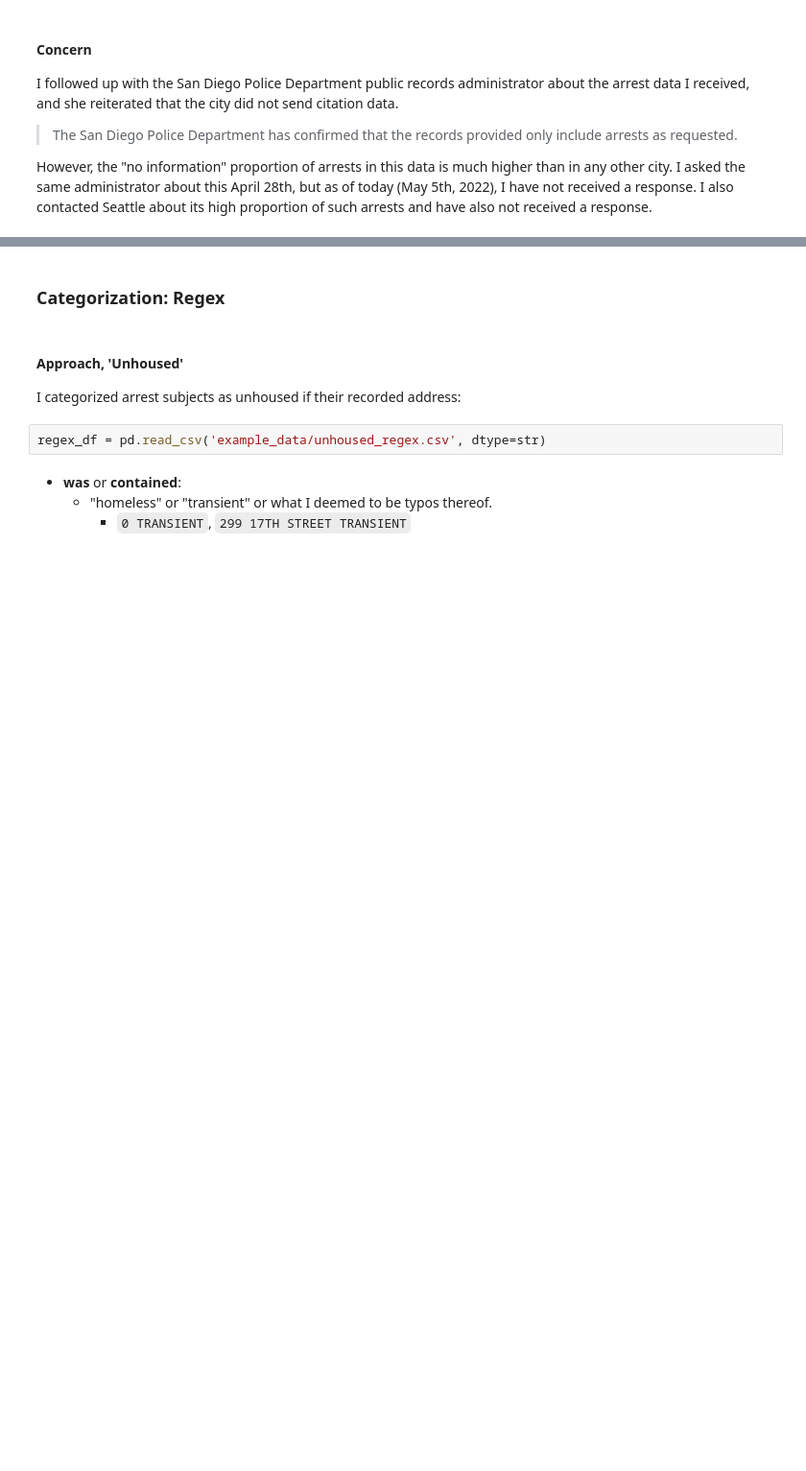
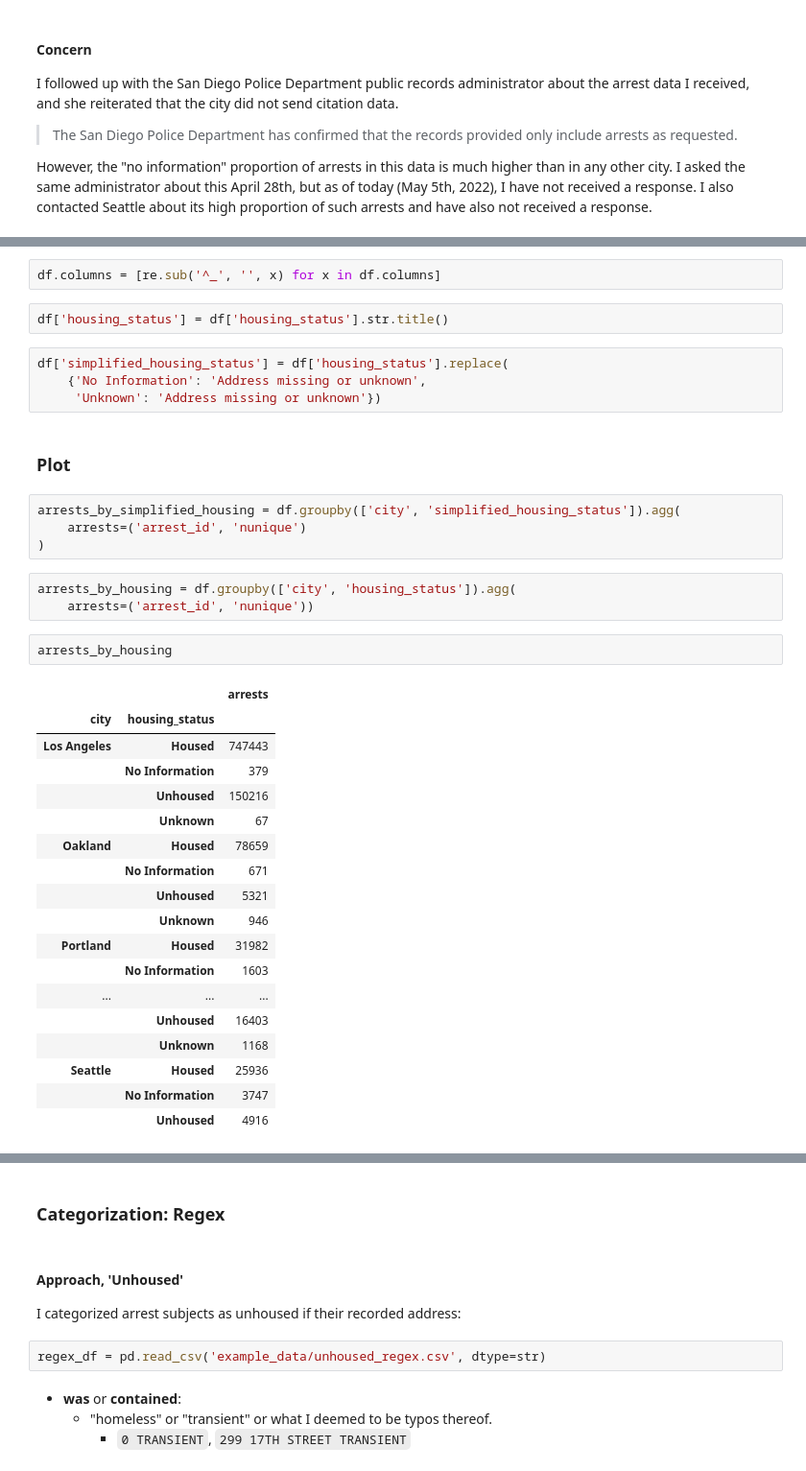
Before and after one commit to cirlabs/homelessness-arrest-data, a Jupyter notebook: methodology/MethodologyPart1.ipynb, the cells around one changed output, grey strips where cells are left out. Shown at 96% size. Drawn from its saved outputs; the diff is of its cells as text; blank space fills up the shorter version.

```diff
--- a/methodology/MethodologyPart1.ipynb
+++ b/methodology/MethodologyPart1.ipynb
@@ -79,0 +103,38 @@ However, the "no information" proportion of arrests in this data is much higher
+# %%
+df.columns = [re.sub('^_', '', x) for x in df.columns]
+# %%
+df['housing_status'] = df['housing_status'].str.title()
+# %%
+df['simplified_housing_status'] = df['housing_status'].replace(
+    {'No Information': 'Address missing or unknown',
+     'Unknown': 'Address missing or unknown'})
+# %% [markdown]
+### Plot
+# %%
+arrests_by_simplified_housing = df.groupby(['city', 'simplified_housing_status']).agg(
+    arrests=('arrest_id', 'nunique')
+)
+# %%
+arrests_by_housing = df.groupby(['city', 'housing_status']).agg(
+    arrests=('arrest_id', 'nunique'))
+# %%
+arrests_by_housing
+# %% [output]
+|  |  | arrests |
+| city | housing_status |  |
+| Los Angeles | Housed | 747443 |
+|  | No Information | 379 |
+|  | Unhoused | 150216 |
+|  | Unknown | 67 |
+| Oakland | Housed | 78659 |
+|  | No Information | 671 |
+|  | Unhoused | 5321 |
+|  | Unknown | 946 |
+| Portland | Housed | 31982 |
+|  | No Information | 1603 |
+| ... | ... | ... |
+|  | Unhoused | 16403 |
+|  | Unknown | 1168 |
+| Seattle | Housed | 25936 |
+|  | No Information | 3747 |
+|  | Unhoused | 4916 |
```
Also changed, not shown: parts of 45 cells of this notebook.
